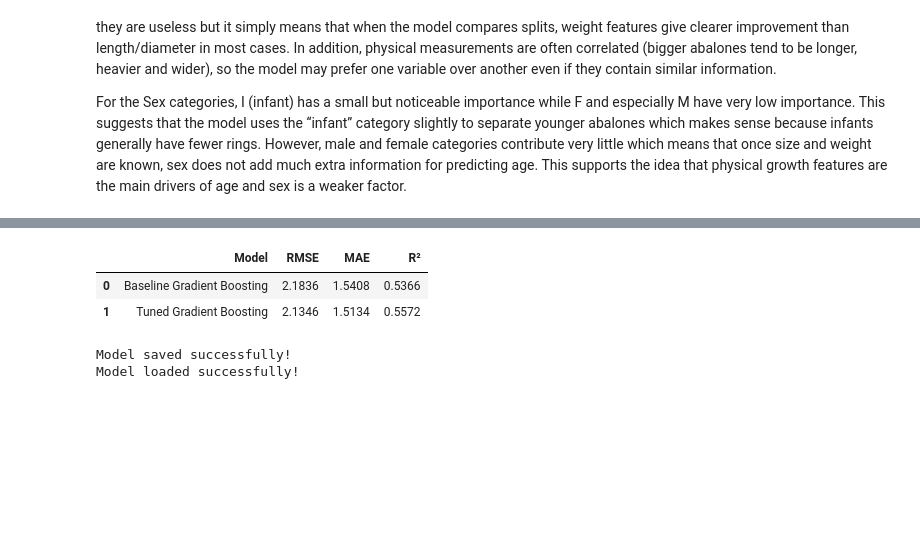
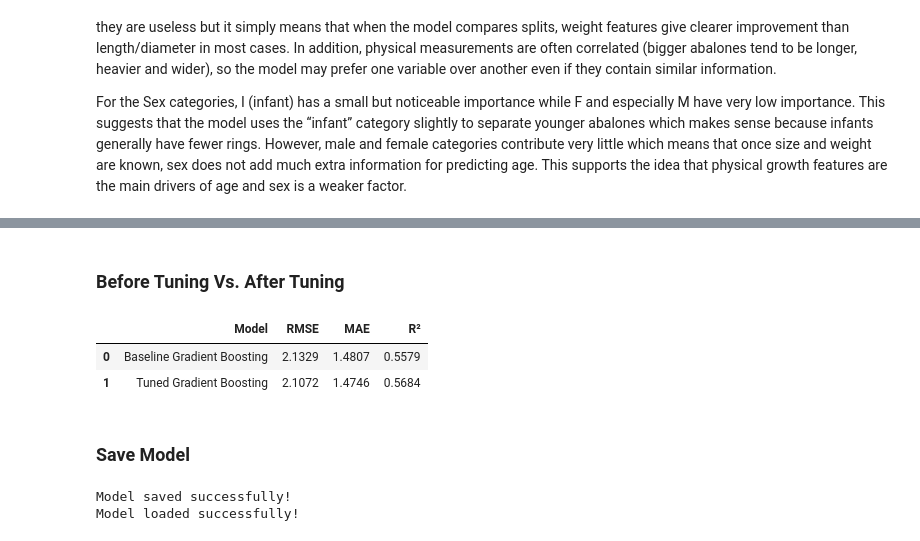
Before and after one commit to thiri-wah/mldp_project, a Jupyter notebook: MLDP Program Codes Submission Template (1).ipynb, the cells around one changed output, grey strips where cells are left out. Drawn from its saved outputs; the diff is of its cells as text; code cells hidden in the pictures; blank space fills up the shorter version.

Commit message:
Updated Hyperparameter Tuning and Added Justifications

```diff
--- a/MLDP Program Codes Submission Template (1).ipynb
+++ b/MLDP Program Codes Submission Template (1).ipynb
@@ -1129,17 +1461,21 @@ Pair 4: n_estimators + min_samples_split {'n_estimators': 100, 'min_samples_spli
+# %% [markdown]
+### Before Tuning Vs. After Tuning
 # %%
 # Final results DataFrame
 results_df = pd.DataFrame({
     "Model": ["Baseline Gradient Boosting", "Tuned Gradient Boosting"],
-    "RMSE": [2.1836, 2.1346],
-    "MAE": [1.5408, 1.5134],
-    "R²": [0.5366, 0.5572]
+    "RMSE": [2.1329, 2.1072],
+    "MAE": [1.4807, 1.4746],
+    "R²": [0.5579, 0.5684]
 })
 
 results_df
 # %% [output]
 |  | Model | RMSE | MAE | R² |
-| 0 | Baseline Gradient Boosting | 2.1836 | 1.5408 | 0.5366 |
-| 1 | Tuned Gradient Boosting | 2.1346 | 1.5134 | 0.5572 |
+| 0 | Baseline Gradient Boosting | 2.1329 | 1.4807 | 0.5579 |
+| 1 | Tuned Gradient Boosting | 2.1072 | 1.4746 | 0.5684 |
+# %% [markdown]
+### Save Model
 # %%
 joblib.dump(best_model_5, "abalone_model.pkl")
 print("Model saved successfully!")
```
Also changed, not shown: parts of 71 cells of this notebook, 2 other files.
